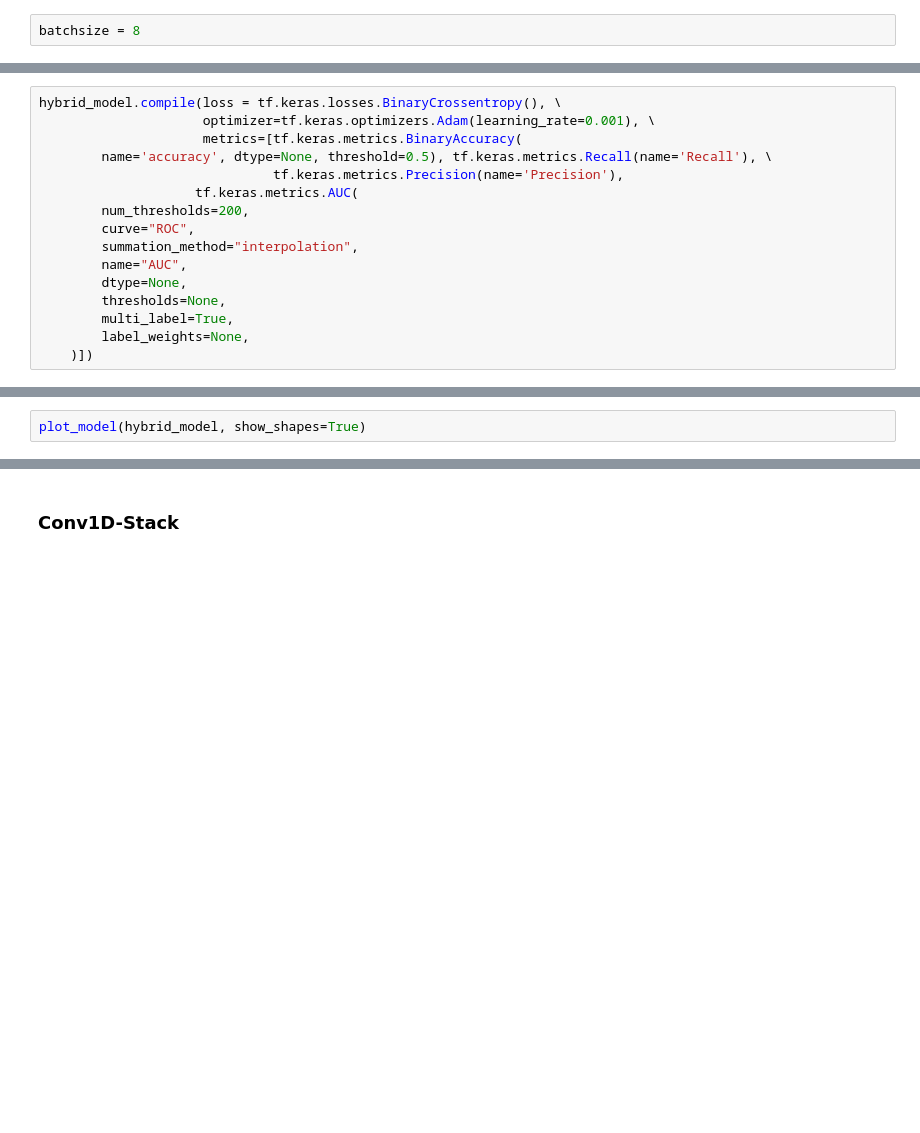
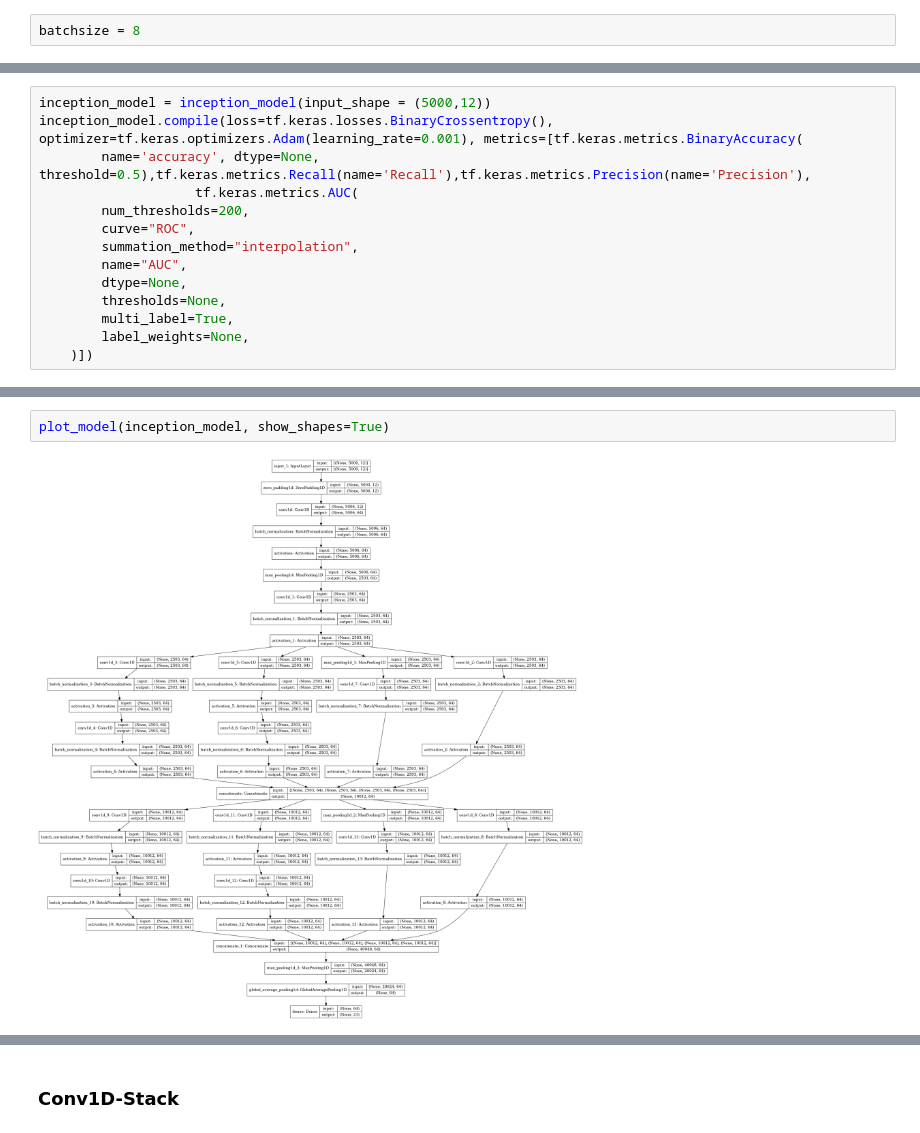
Before and after one commit to lordtt13/capstone-ecg-classification, a Jupyter notebook: classification-results.ipynb, the cells around one changed output, grey strips where cells are left out. Cells and saved outputs as stored; diff of their text form; blank space fills up the shorter version.

Commit message:
inception model add
Signed-off-by: lordtt13 <tanmay@smoketrees.in>

```diff
--- a/classification-results.ipynb
+++ b/classification-results.ipynb
@@ -116,9 +162,7 @@ hybrid_model = tf.keras.models.Model(inp_, out)
 # %%
-hybrid_model.compile(loss = tf.keras.losses.BinaryCrossentropy(), \
-                     optimizer=tf.keras.optimizers.Adam(learning_rate=0.001), \
-                     metrics=[tf.keras.metrics.BinaryAccuracy(
-        name='accuracy', dtype=None, threshold=0.5), tf.keras.metrics.Recall(name='Recall'), \
-                              tf.keras.metrics.Precision(name='Precision'),
+inception_model = inception_model(input_shape = (5000,12))
+inception_model.compile(loss=tf.keras.losses.BinaryCrossentropy(), optimizer=tf.keras.optimizers.Adam(learning_rate=0.001), metrics=[tf.keras.metrics.BinaryAccuracy(
+        name='accuracy', dtype=None, threshold=0.5),tf.keras.metrics.Recall(name='Recall'),tf.keras.metrics.Precision(name='Precision'),
                     tf.keras.metrics.AUC(
         num_thresholds=200,
         curve="ROC",
@@ -134,3 +196,5 @@ hybrid_model.summary()
 # %%
-plot_model(hybrid_model, show_shapes=True)
+plot_model(inception_model, show_shapes=True)
+# %% [output]
+[figure, added]
 # %%
```
Also changed, not shown: parts of 26 cells of this notebook.
